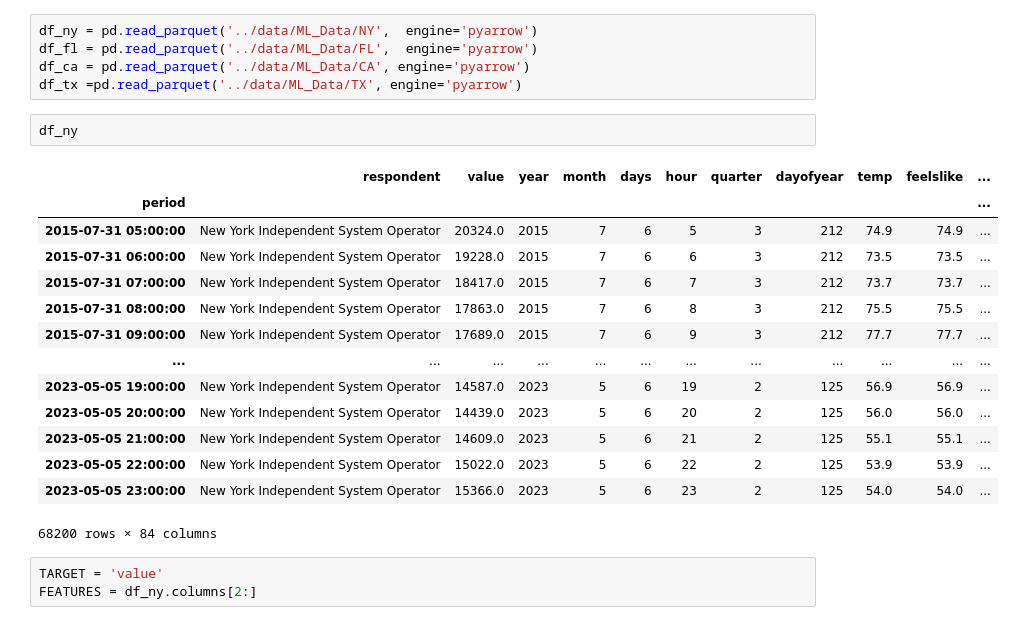
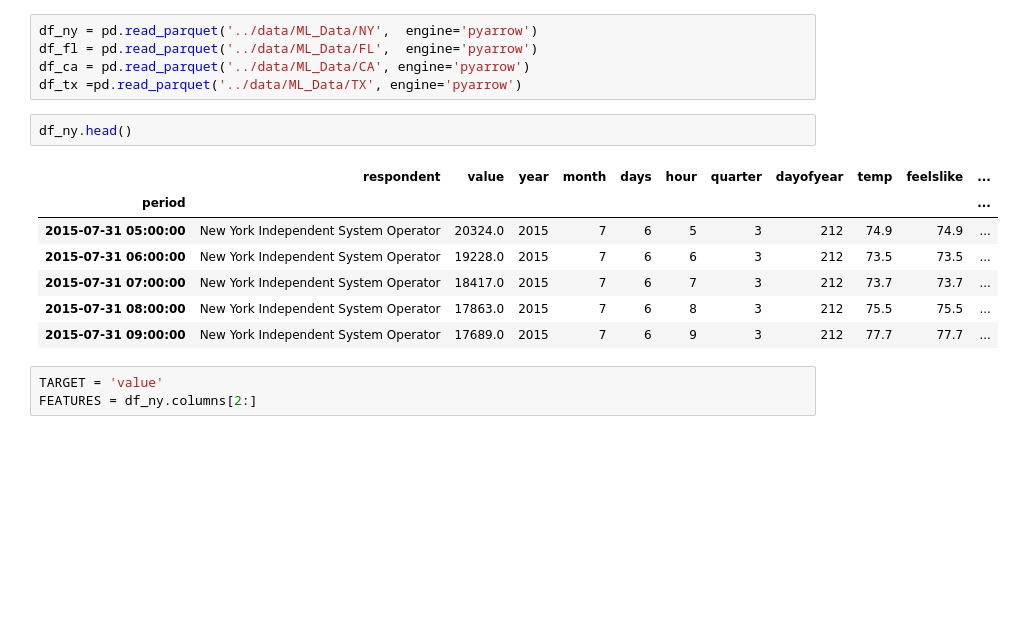
Before and after one commit to shane-sarabdial/WeatherWatts-, a Jupyter notebook: edward/ML Test.ipynb, the cells around one changed output. Saved outputs shown, nothing was run; the diff lists cells and outputs as text; blank space fills up the shorter version.

```diff
--- a/edward/ML Test.ipynb
+++ b/edward/ML Test.ipynb
@@ -17,22 +17,15 @@ df_fl = pd.read_parquet('../data/ML_Data/FL',  engine='pyarrow')
 df_ca = pd.read_parquet('../data/ML_Data/CA', engine='pyarrow')
 df_tx =pd.read_parquet('../data/ML_Data/TX', engine='pyarrow')
 # %%
-df_ny
+df_ny.head()
 # %% [output]
 |  | respondent | value | year | month | days | hour | quarter | dayofyear | temp | feelslike | ... |
 | period |  |  |  |  |  |  |  |  |  |  | ... |
 | 2015-07-31 05:00:00 | New York Independent System Operator | 20324.0 | 2015 | 7 | 6 | 5 | 3 | 212 | 74.9 | 74.9 | ... |
 | 2015-07-31 06:00:00 | New York Independent System Operator | 19228.0 | 2015 | 7 | 6 | 6 | 3 | 212 | 73.5 | 73.5 | ... |
 | 2015-07-31 07:00:00 | New York Independent System Operator | 18417.0 | 2015 | 7 | 6 | 7 | 3 | 212 | 73.7 | 73.7 | ... |
 | 2015-07-31 08:00:00 | New York Independent System Operator | 17863.0 | 2015 | 7 | 6 | 8 | 3 | 212 | 75.5 | 75.5 | ... |
 | 2015-07-31 09:00:00 | New York Independent System Operator | 17689.0 | 2015 | 7 | 6 | 9 | 3 | 212 | 77.7 | 77.7 | ... |
-| ... | ... | ... | ... | ... | ... | ... | ... | ... | ... | ... | ... |
-| 2023-05-05 19:00:00 | New York Independent System Operator | 14587.0 | 2023 | 5 | 6 | 19 | 2 | 125 | 56.9 | 56.9 | ... |
-| 2023-05-05 20:00:00 | New York Independent System Operator | 14439.0 | 2023 | 5 | 6 | 20 | 2 | 125 | 56.0 | 56.0 | ... |
-| 2023-05-05 21:00:00 | New York Independent System Operator | 14609.0 | 2023 | 5 | 6 | 21 | 2 | 125 | 55.1 | 55.1 | ... |
-| 2023-05-05 22:00:00 | New York Independent System Operator | 15022.0 | 2023 | 5 | 6 | 22 | 2 | 125 | 53.9 | 53.9 | ... |
-| 2023-05-05 23:00:00 | New York Independent System Operator | 15366.0 | 2023 | 5 | 6 | 23 | 2 | 125 | 54.0 | 54.0 | ... |
-68200 rows × 84 columns
 # %%
 TARGET = 'value'
 FEATURES = df_ny.columns[2:]
```
Also changed, not shown: parts of 5 cells of this notebook.
